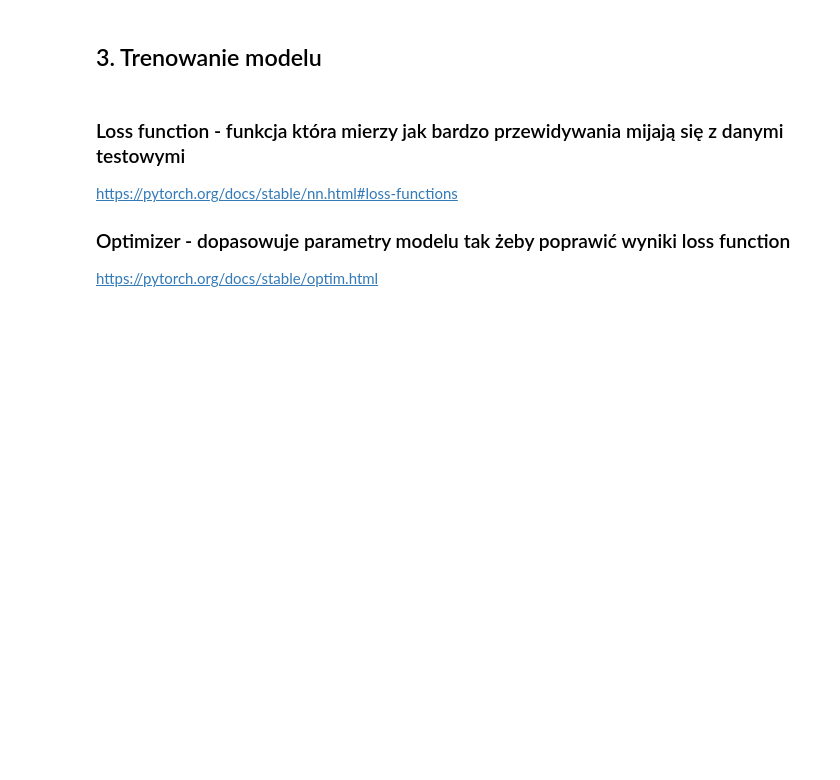
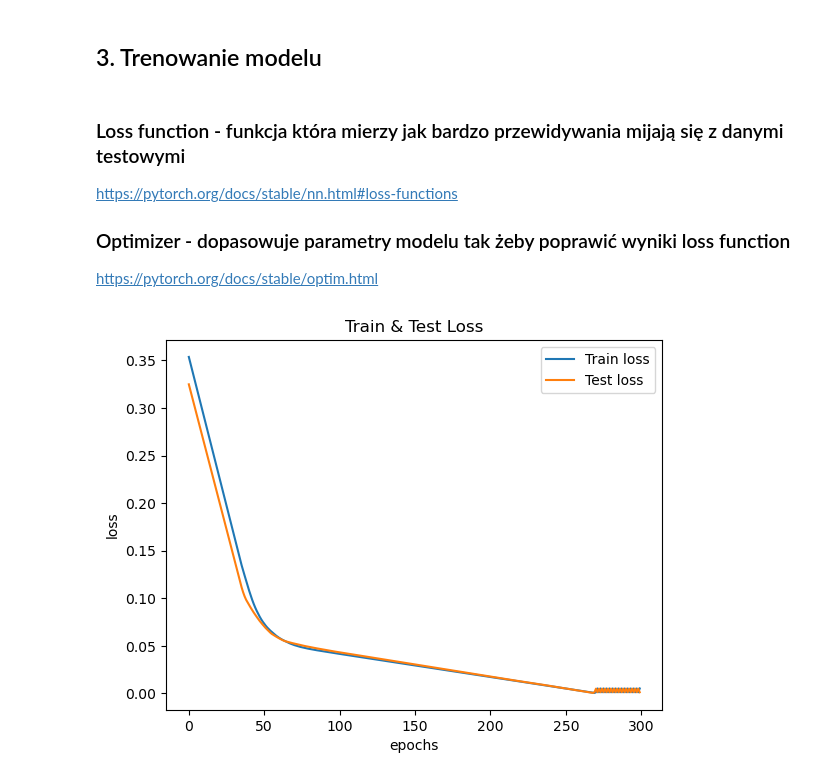
Before and after one commit to DamianPodrazaCode/Python_code, a Jupyter notebook: PyTorch_JN/02_Workflow.ipynb, the cells around one changed output. Saved outputs shown, nothing was run; the diff lists cells and outputs as text; code cells hidden in the pictures; blank space fills up the shorter version.

```diff
--- a/PyTorch_JN/02_Workflow.ipynb
+++ b/PyTorch_JN/02_Workflow.ipynb
@@ -84,18 +90,41 @@ https://pytorch.org/docs/stable/nn.html#loss-functions
 ### Optimizer - dopasowuje parametry modelu tak żeby poprawić wyniki loss function
 https://pytorch.org/docs/stable/optim.html
 # %%
-# ustawienie funkcji strat
+# ustawienie funkcji różnic
 loss_fn = nn.L1Loss()
 # ustawienie optimizera
 optimizer = torch.optim.SGD(params=model.parameters(), # szukane parametry
-                            lr=0.01) # częstotliwość uczenia, wg. dokładności parametrów
+                            lr=0.005) # częstotliwość uczenia, wg. dokładności parametrów
 # %%
 # pętla trenowania
-epochs = 1 # ilość pętli uczenia
+epochs = 300 # ilość pętli uczenia
+
+epoch_count = []
+loss_values = []
+test_loss_values = []
 
 for epoch in range(epochs):
     model.train() # Ustawienie modułu w trybie treningowym.
     y_pred = model(X_train) # tu się uruchamia funkcja forward
-
+    loss = loss_fn(y_pred, y_train) # obliczenie różnic
+    optimizer.zero_grad() # optymalizacja parametrów, Resetuje gradienty wszystkich zoptymalizowanych :class:`torch.Tensor` s.
+    loss.backward() # backpropagation, Oblicza gradient tensora aktualnego względem elementów grafu.
+    optimizer.step() # Wykonuje pojedynczy krok optymalizacji.
 
     model.eval() # Ustawienie modułu w trybie oceny.
+    with torch.inference_mode(): # tryb bez uczenia w celu testowym po prostu dane obliczane są przez model, nie ważne czy wyszkolony czy nie.
+        test_preds = model(X_test)
+        test_loss = loss_fn(test_preds, y_test)
+
+    epoch_count.append(epoch)
+    loss_values.append(loss)
+    test_loss_values.append(test_loss)
+# %%
+plt.plot(epoch_count, np.array(torch.tensor(loss_values).numpy()), label='Train loss')
+plt.plot(epoch_count, test_loss_values, label='Test loss')
+plt.title('Train & Test Loss')
+plt.ylabel('loss')
+plt.xlabel('epochs')
+plt.legend();
+# %% [output]
+[figure, added]
```
Also changed, not shown: parts of 7 cells of this notebook, 1 other file.
